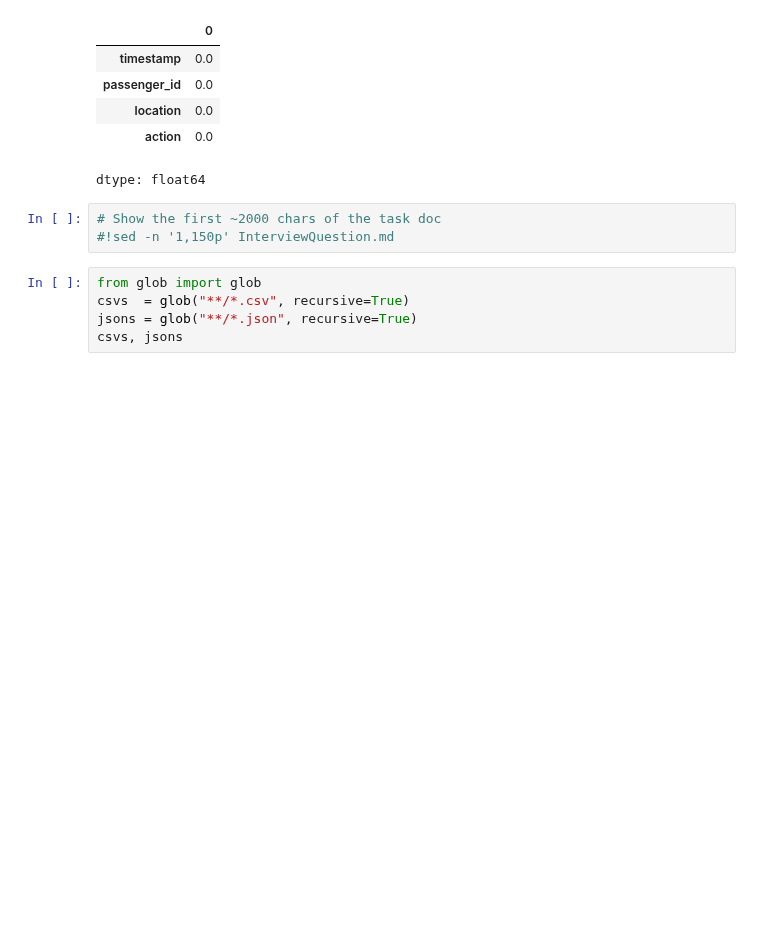
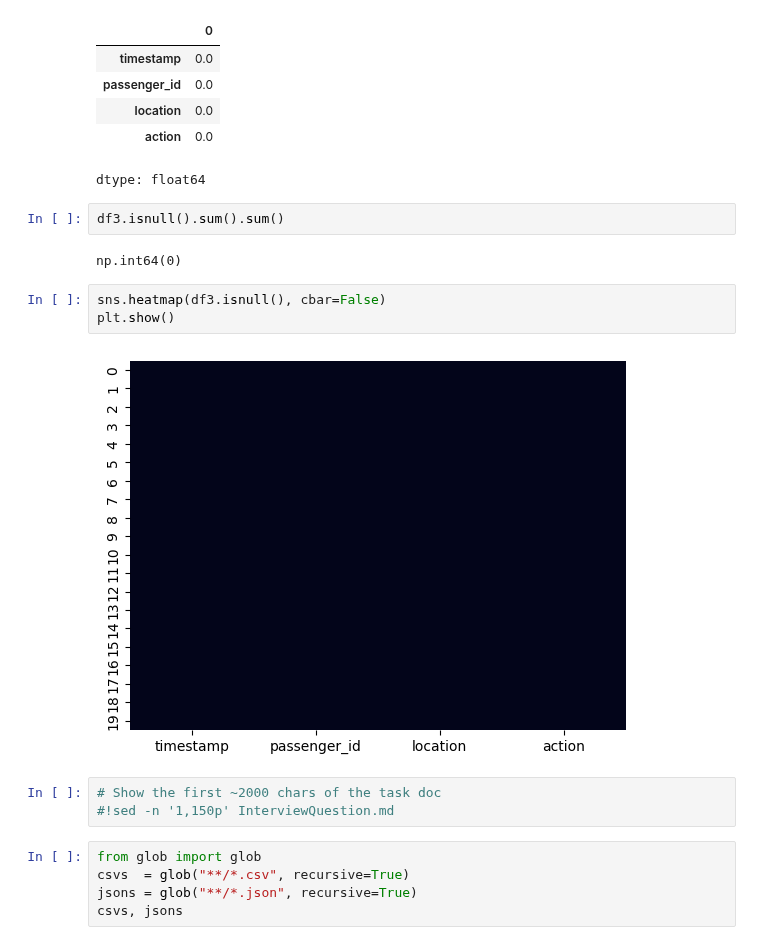
Before and after one commit to m-zayed5722/Miscellaneous-Projects, a Jupyter notebook: DS_Practice.ipynb, the cells around one changed output. Saved outputs shown, nothing was run; the diff lists cells and outputs as text; blank space fills up the shorter version.

```diff
--- a/DS_Practice.ipynb
+++ b/DS_Practice.ipynb
@@ -184,6 +211,15 @@ df3.describe()
 | location | 0.0 |
 | action | 0.0 |
 dtype: float64
+# %%
+df3.isnull().sum().sum()
+# %% [output]
+np.int64(0)
+# %%
+sns.heatmap(df3.isnull(), cbar=False)
+plt.show()
+# %% [output]
+[figure, added]
 # %%
 # Show the first ~2000 chars of the task doc
 #!sed -n '1,150p' InterviewQuestion.md
```
Also changed, not shown: parts of 6 cells of this notebook.
